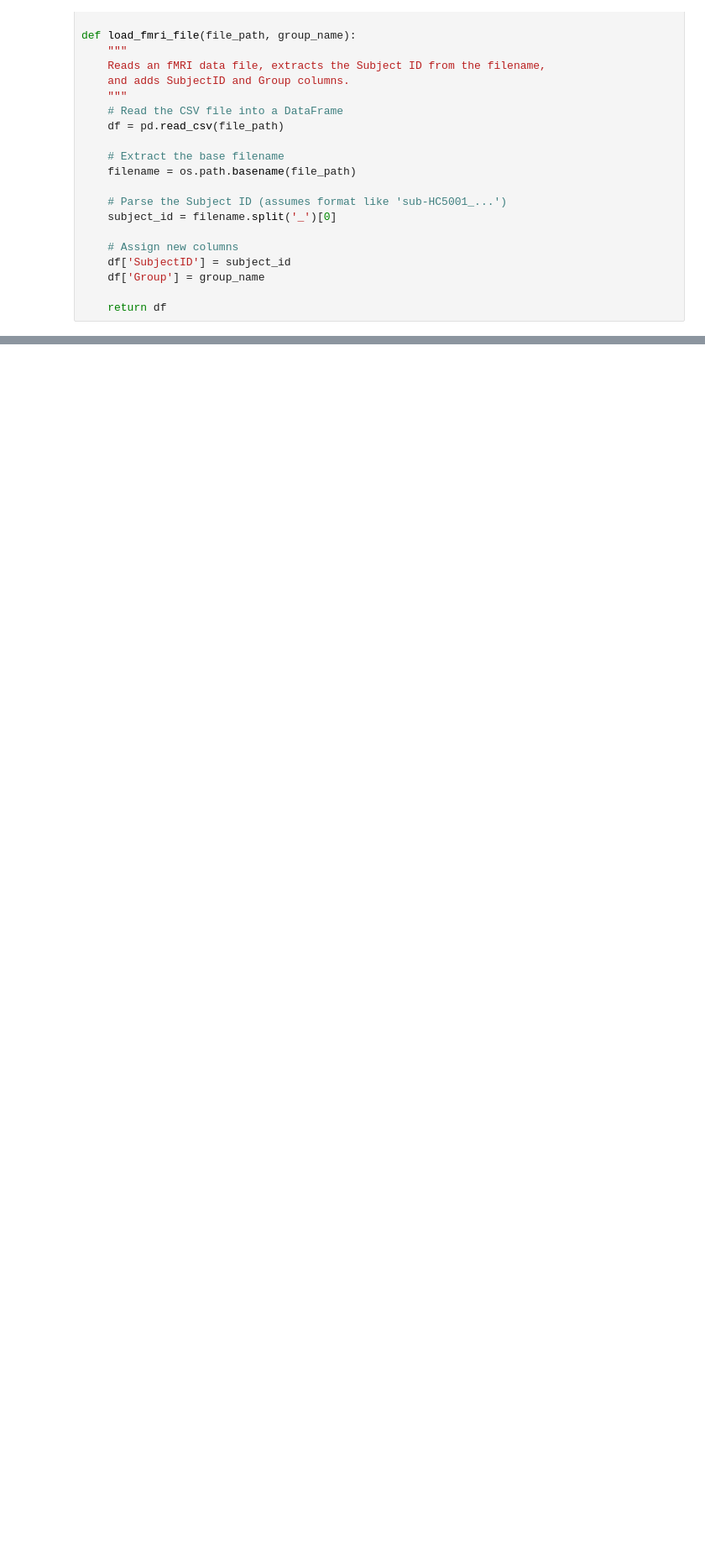
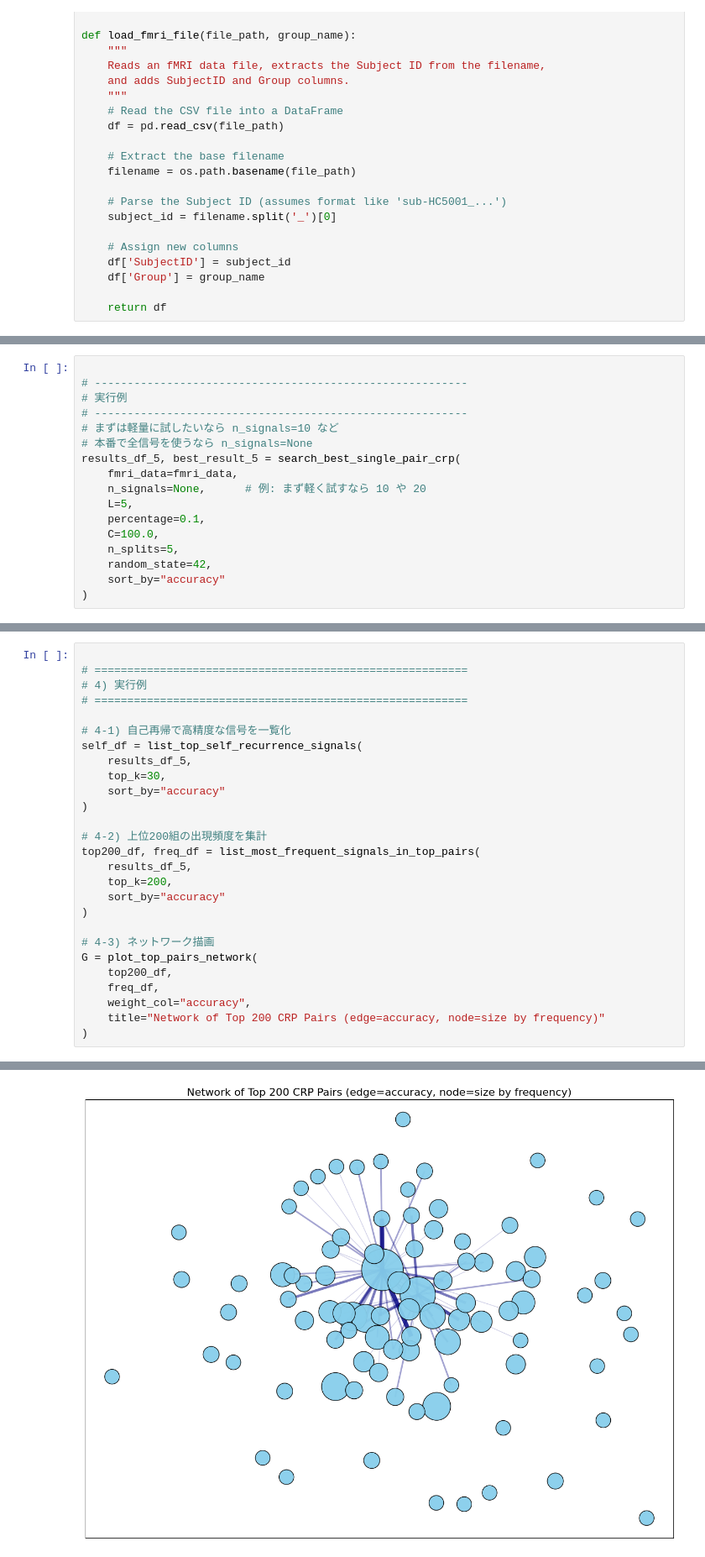
Before and after one commit to mametaro99/fMRI-ALS-HC-classification, a Jupyter notebook: FMRI_ReccurenceTriangle.ipynb, the cells around one changed output, grey strips where cells are left out. Shown at 84% size. Saved outputs shown, nothing was run; the diff lists cells and outputs as text; blank space fills up the shorter version.

```diff
--- a/FMRI_ReccurenceTriangle.ipynb
+++ b/FMRI_ReccurenceTriangle.ipynb
@@ -642,0 +2182,17 @@ Class balance (HC=0, ALS=1): [1 1]
+# %%
+
+# ---------------------------------------------------------
+# 実行例
+# ---------------------------------------------------------
+# まずは軽量に試したいなら n_signals=10 など
+# 本番で全信号を使うなら n_signals=None
+results_df_5, best_result_5 = search_best_single_pair_crp(
+    fmri_data=fmri_data,
+    n_signals=None,      # 例: まず軽く試すなら 10 や 20
+    L=5,
+    percentage=0.1,
+    C=100.0,
+    n_splits=5,
+    random_state=42,
+    sort_by="accuracy"
+)
@@ -642,0 +2217,28 @@ Class balance (HC=0, ALS=1): [1 1]
+# %%
+
+# =========================================================
+# 4) 実行例
+# =========================================================
+
+# 4-1) 自己再帰で高精度な信号を一覧化
+self_df = list_top_self_recurrence_signals(
+    results_df_5,
+    top_k=30,
+    sort_by="accuracy"
+)
+
+# 4-2) 上位200組の出現頻度を集計
+top200_df, freq_df = list_most_frequent_signals_in_top_pairs(
+    results_df_5,
+    top_k=200,
+    sort_by="accuracy"
+)
+
+# 4-3) ネットワーク描画
+G = plot_top_pairs_network(
+    top200_df,
+    freq_df,
+    weight_col="accuracy",
+    title="Network of Top 200 CRP Pairs (edge=accuracy, node=size by frequency)"
+)
+# %% [output]
@@ -642,0 +2278 @@ Class balance (HC=0, ALS=1): [1 1]
+[figure, added]
```
Also changed, not shown: parts of 15 cells of this notebook.
